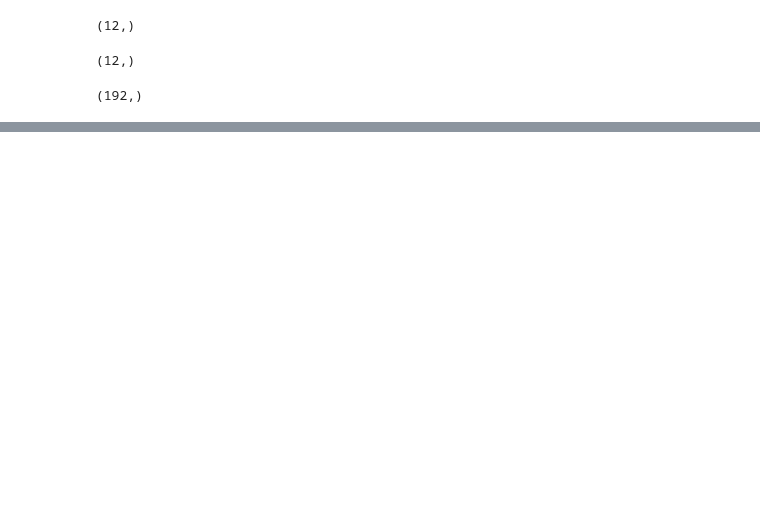
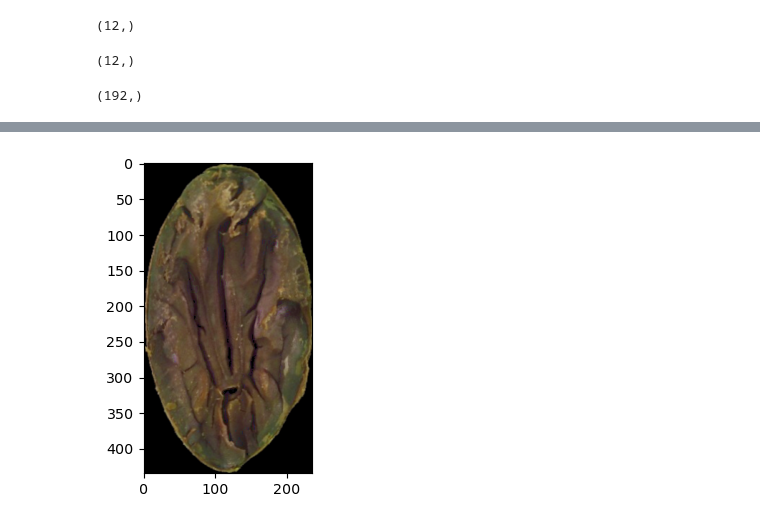
Before and after one commit to quanglochuynh/thesis2022, a Jupyter notebook: The_new_thesis_approach/feature.ipynb, the cells around one changed output, grey strips where cells are left out. Cells and saved outputs as stored; diff of their text form; code cells hidden in the pictures; blank space fills up the shorter version.

```diff
--- a/The_new_thesis_approach/feature.ipynb
+++ b/The_new_thesis_approach/feature.ipynb
@@ -104,0 +82,5 @@ shape(extractor.glcm_grid)
+# %%
+plt.imshow(extractor.image_rgb)
+plt.show()
+# %% [output]
+[figure, added]
```
Also changed, not shown: parts of 11 cells of this notebook, 13 other files.
